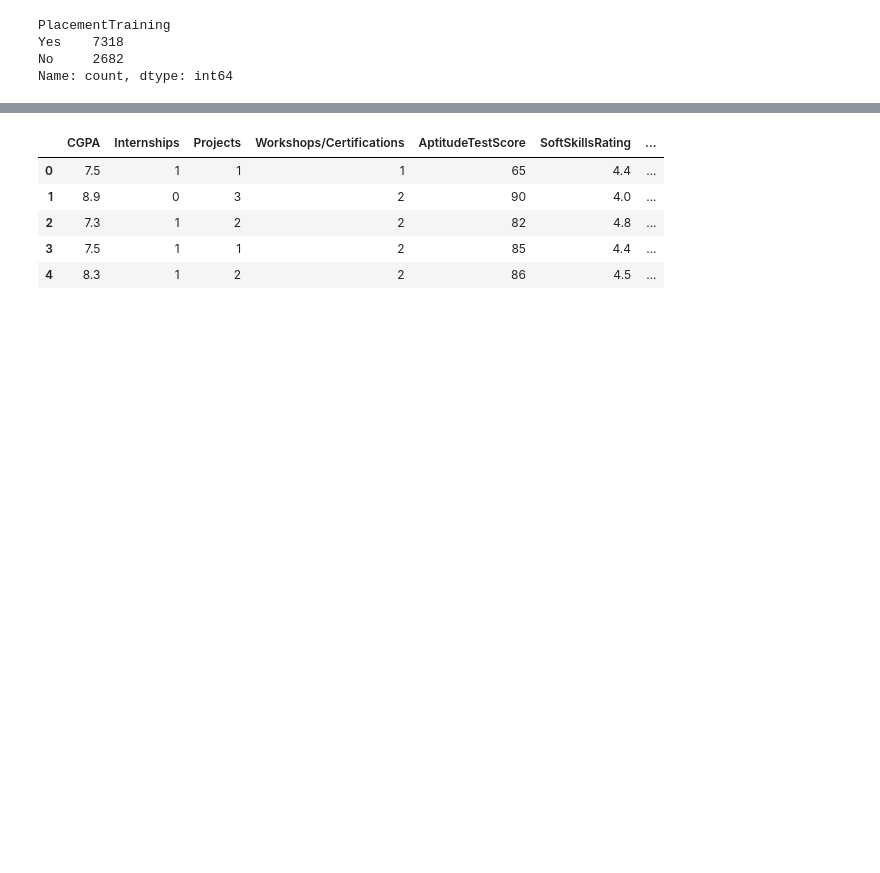
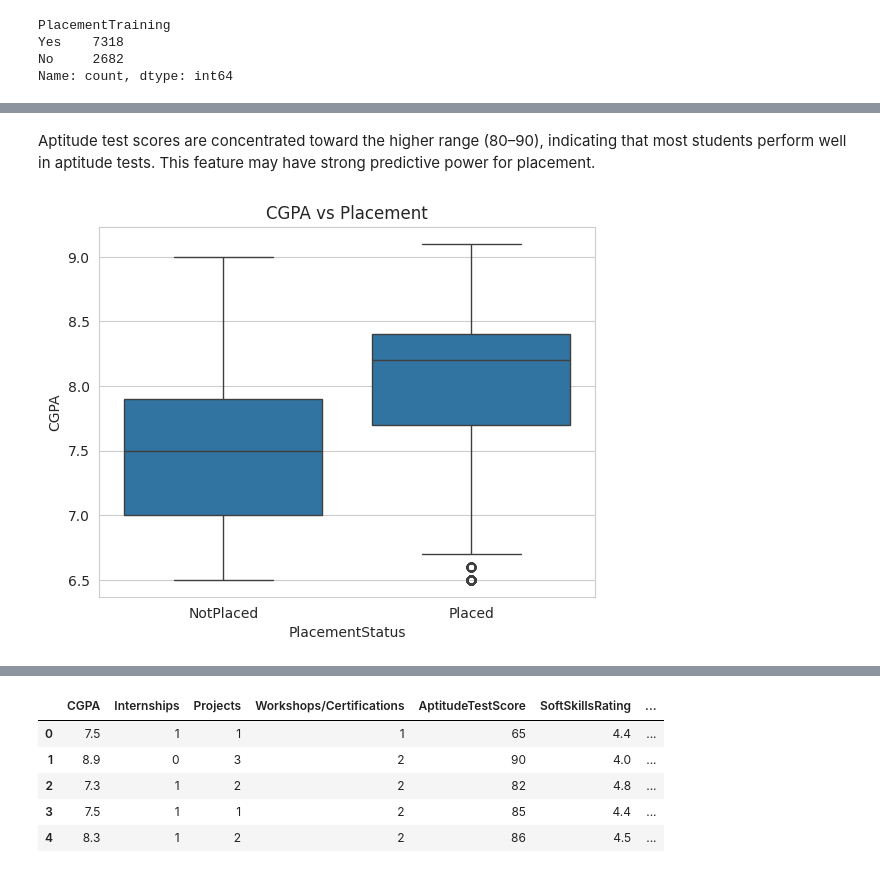
Before and after one commit to 24je0657/Student_Placement_Prediction, a Jupyter notebook: Notebooks/01_data_exploration.ipynb, the cells around one changed output, grey strips where cells are left out. Drawn from its saved outputs; the diff is of its cells as text; code cells hidden in the pictures; blank space fills up the shorter version.

```diff
--- a/Notebooks/01_data_exploration.ipynb
+++ b/Notebooks/01_data_exploration.ipynb
@@ -92,0 +126,9 @@ Name: count, dtype: int64
+# %% [markdown]
+Aptitude test scores are concentrated toward the higher range (80–90), indicating that most
+students perform well in aptitude tests. This feature may have strong predictive power for placement.
+# %%
+sns.boxplot(x='PlacementStatus', y='CGPA', data=df)
+plt.title("CGPA vs Placement")
+plt.show()
+# %% [output]
+[figure, added]
```
Also changed, not shown: parts of 14 cells of this notebook, 1 other file.
